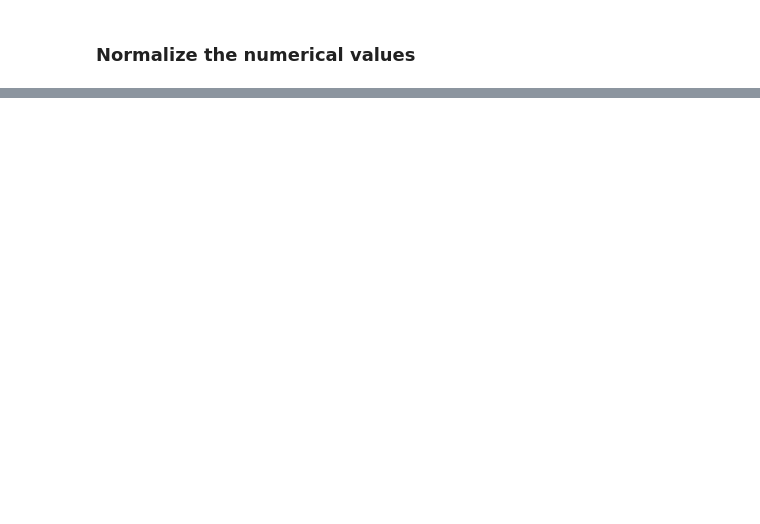
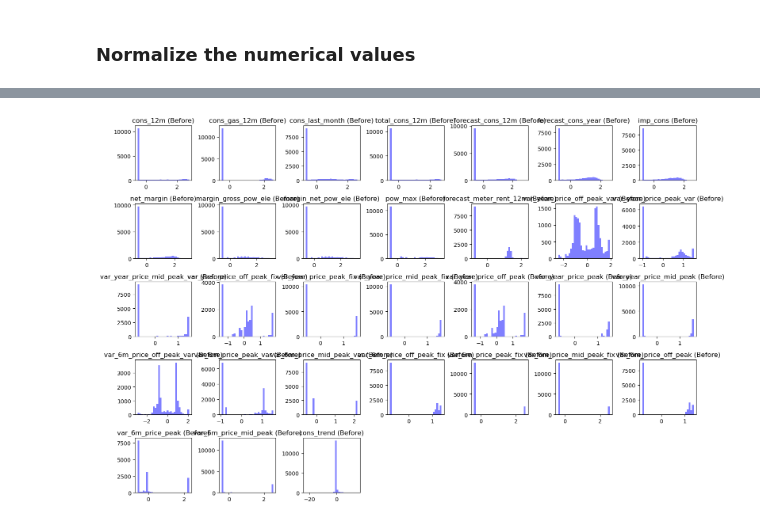
Before and after one commit to wangyf99/BCG-Data-Science-Project, a Jupyter notebook: Task 3 - feature_engineering.ipynb, the cells around one changed output, grey strips where cells are left out. Cells and saved outputs as stored; diff of their text form; code cells hidden in the pictures; blank space fills up the shorter version.

```diff
--- a/Task 3 - feature_engineering.ipynb
+++ b/Task 3 - feature_engineering.ipynb
@@ -306,3 +306,7 @@ client_df
 | 14604 | 1cf20fd6206d7678d5bcafd28c53b4db | foosdfpfkusacimwkcsosbicdxkicaua | 131 | 0 | 0 | 2012-08-30 | 2016-08-30 | ... |
 | 14605 | 563dde550fd624d7352f3de77c0cdfcd | MISSING | 8730 | 0 | 0 | 2009-12-18 | 2016-12-17 | ... |
 14606 rows × 60 columns
+# %%
+# Convert has_gas from 't'/'f' to 1/0
+client_df['has_gas'] = client_df['has_gas'].map({'t': 1, 'f': 0})
+print("Unique values in has_gas after transformation:", client_df['has_gas'].unique())
@@ -311,2 +357,89 @@ client_df
 # %% [markdown]
 ### Normalize the numerical values
+# %%
+import numpy as np
+from scipy.stats import skew
+from sklearn.preprocessing import PowerTransformer, StandardScaler, MinMaxScaler
+import matplotlib.pyplot as plt
+%matplotlib inline
+
+# Define numerical variables
+numerical_vars = [
+    'cons_12m', 'cons_gas_12m', 'cons_last_month', 'total_cons_12m', 'forecast_cons_12m',
+    'forecast_cons_year', 'imp_cons', 'net_margin', 'margin_gross_pow_ele', 'margin_net_pow_ele',
+    'pow_max', 'forecast_meter_rent_12m', 'forecast_price_pow_off_peak',
+    'var_year_price_off_peak_var', 'var_year_price_peak_var', 'var_year_price_mid_peak_var',
+    'var_year_price_off_peak_fix', 'var_year_price_peak_fix', 'var_year_price_mid_peak_fix',
+    'var_year_price_off_peak', 'var_year_price_peak', 'var_year_price_mid_peak',
+    'var_6m_price_off_peak_var', 'var_6m_price_peak_var', 'var_6m_price_mid_peak_var',
+    'var_6m_price_off_peak_fix', 'var_6m_price_peak_fix', 'var_6m_price_mid_peak_fix',
+    'var_6m_price_off_peak', 'var_6m_price_peak', 'var_6m_price_mid_peak',
+    'cons_trend', 'avg_monthly_cons', 'tenure'
+]
+
+# Calculate skewness
+skewness = client_df[numerical_vars].apply(lambda x: skew(x.dropna()))
+print("Skewness of numerical variables (|skewness| > 1):\n", skewness[abs(skewness) > 1])
+
+# Define variables for transformation
+log_vars = [
+    'cons_12m', 'cons_gas_12m', 'cons_last_month', 'total_cons_12m', 'forecast_cons_12m',
+    'forecast_cons_year', 'imp_cons', 'net_margin', 'margin_gross_pow_ele', 'margin_net_pow_ele',
+    'pow_max', 'forecast_meter_rent_12m'
+]
+yeo_johnson_vars = [
+    'var_year_price_off_peak_var', 'var_year_price_peak_var', 'var_year_price_mid_peak_var',
+    'var_year_price_off_peak_fix', 'var_year_price_peak_fix', 'var_year_price_mid_peak_fix',
+    'var_year_price_off_peak', 'var_year_price_peak', 'var_year_price_mid_peak',
+    'var_6m_price_off_peak_var', 'var_6m_price_peak_var', 'var_6m_price_mid_peak_var',
+    'var_6m_price_off_peak_fix', 'var_6m_price_peak_fix', 'var_6m_price_mid_peak_fix',
+    'var_6m_price_off_peak', 'var_6m_price_peak', 'var_6m_price_mid_peak',
+    'cons_trend'
+]
+minmax_vars = ['tenure', 'avg_monthly_cons']
+
+# Handle missing values
+client_df[numerical_vars] = client_df[numerical_vars].fillna(client_df[numerical_vars].median())
+
+# Plot histograms before transformation
+plt.figure(figsize=(15, 10))
+for i, var in enumerate(log_vars + yeo_johnson_vars, 1):
+    plt.subplot(5, 7, i)
+    plt.hist(client_df[var].dropna(), bins=30, color='blue', alpha=0.5)
+    plt.title(f'{var} (Before)')
+    plt.tight_layout()
+plt.show()
+
+# Apply transformations
+# Log transformation
+for var in log_vars:
+    client_df[var] = np.log1p(client_df[var].clip(lower=0))  # Handle zeros and negatives
+
+# Yeo-Johnson transformation
+pt = PowerTransformer(method='yeo-johnson')
+client_df[yeo_johnson_vars] = pt.fit_transform(client_df[yeo_johnson_vars])
+
+# Normalize transformed variables
+standard_scaler = StandardScaler()
+client_df[log_vars + yeo_johnson_vars] = standard_scaler.fit_transform(client_df[log_vars + yeo_johnson_vars])
+
+minmax_scaler = MinMaxScaler()
+client_df[minmax_vars] = minmax_scaler.fit_transform(client_df[minmax_vars])
+
+# Plot histograms after transformation
+plt.figure(figsize=(15, 10))
+for i, var in enumerate(log_vars + yeo_johnson_vars, 1):
+    plt.subplot(5, 7, i)
+    plt.hist(client_df[var].dropna(), bins=30, color='green', alpha=0.5)
+    plt.title(f'{var} (After)')
+    plt.tight_layout()
+plt.show()
+
+# Verify skewness after transformation
+skewness_after = client_df[numerical_vars].apply(lambda x: skew(x.dropna()))
+print("\nSkewness after transformation (|skewness| > 1):\n", skewness_after[abs(skewness_after) > 1])
+
+# Save transformed dataset
+client_df.to_csv('./transformed_normalized_client_data.csv', index=False)
+print("Transformed and normalized dataset saved as 'transformed_normalized_client_data.csv'.")
+# %% [output]
@@ -312,0 +466 @@ client_df
+[figure, added]
```
Also changed, not shown: parts of 3 cells of this notebook, 10 other files.
